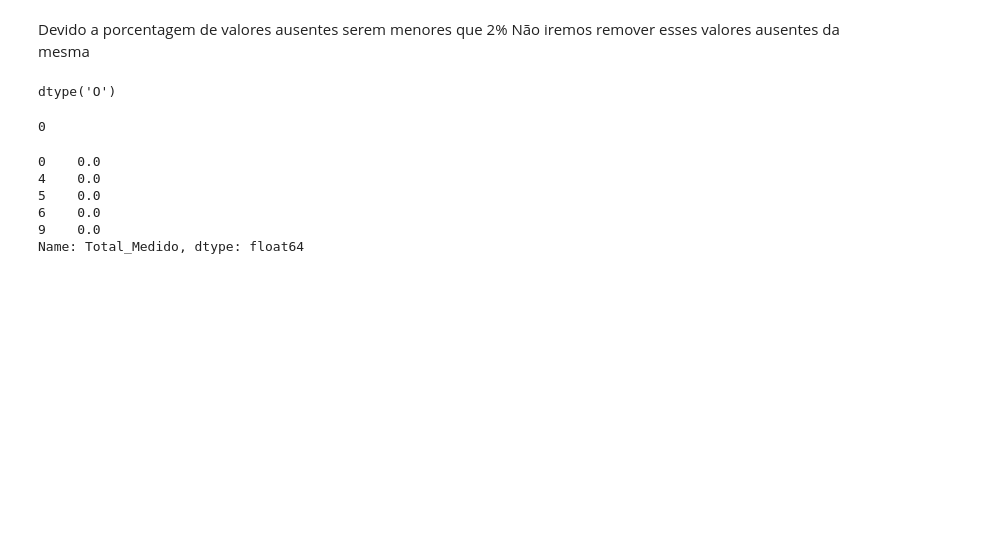
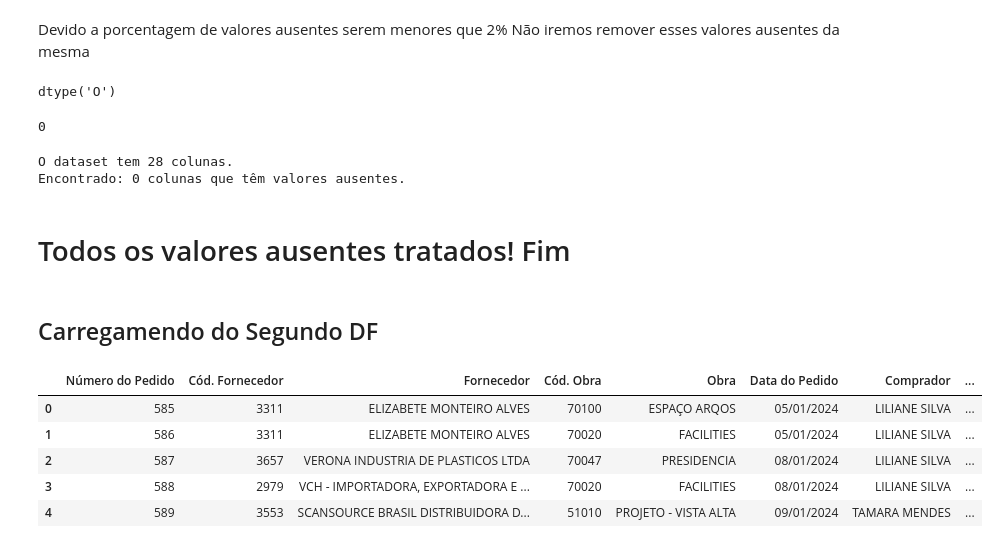
Before and after one commit to Marcelohxt/SiengeAQS, a Jupyter notebook: Dash.ipynb, the cells around one changed output. Drawn from its saved outputs; the diff is of its cells as text; code cells hidden in the pictures; blank space fills up the shorter version.

```diff
--- a/Dash.ipynb
+++ b/Dash.ipynb
@@ -560,8 +546,21 @@ df['Total_Medido'] = df['Total_Medido'].replace('', '0').astype(float)
 # %%
+func_calc_percentual_valores_ausentes_coluna(df)
 # %% [output]
-0    0.0
-4    0.0
-5    0.0
-6    0.0
-9    0.0
-Name: Total_Medido, dtype: float64
+O dataset tem 28 colunas.
+Encontrado: 0 colunas que têm valores ausentes.
+# %% [markdown]
+# Todos os valores ausentes tratados! Fim
+# %% [markdown]
+## Carregamendo do Segundo DF
+# %%
+# Carrega o dataset
+df2 = pd.read_csv("dados/siengeRelatorio02.csv", sep=";")
+# %%
+df2.head(5)
+# %% [output]
+|  | Número do Pedido | Cód. Fornecedor | Fornecedor | Cód. Obra | Obra | Data do Pedido | Comprador | ... |
+| 0 | 585 | 3311 | ELIZABETE MONTEIRO ALVES | 70100 | ESPAÇO ARQOS | 05/01/2024 | LILIANE SILVA | ... |
+| 1 | 586 | 3311 | ELIZABETE MONTEIRO ALVES | 70020 | FACILITIES | 05/01/2024 | LILIANE SILVA | ... |
+| 2 | 587 | 3657 | VERONA INDUSTRIA DE PLASTICOS LTDA | 70047 | PRESIDENCIA | 08/01/2024 | LILIANE SILVA | ... |
+| 3 | 588 | 2979 | VCH - IMPORTADORA, EXPORTADORA E ... | 70020 | FACILITIES | 08/01/2024 | LILIANE SILVA | ... |
+| 4 | 589 | 3553 | SCANSOURCE BRASIL DISTRIBUIDORA D... | 51010 | PROJETO - VISTA ALTA | 09/01/2024 | TAMARA MENDES | ... |
```
Also changed, not shown: parts of 38 cells of this notebook, 4 other files.
